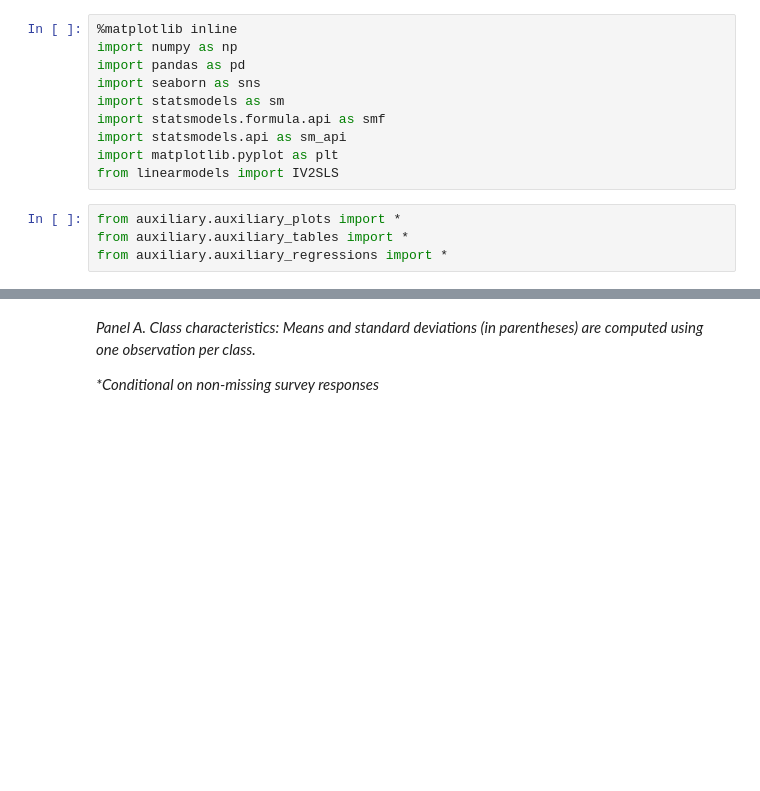
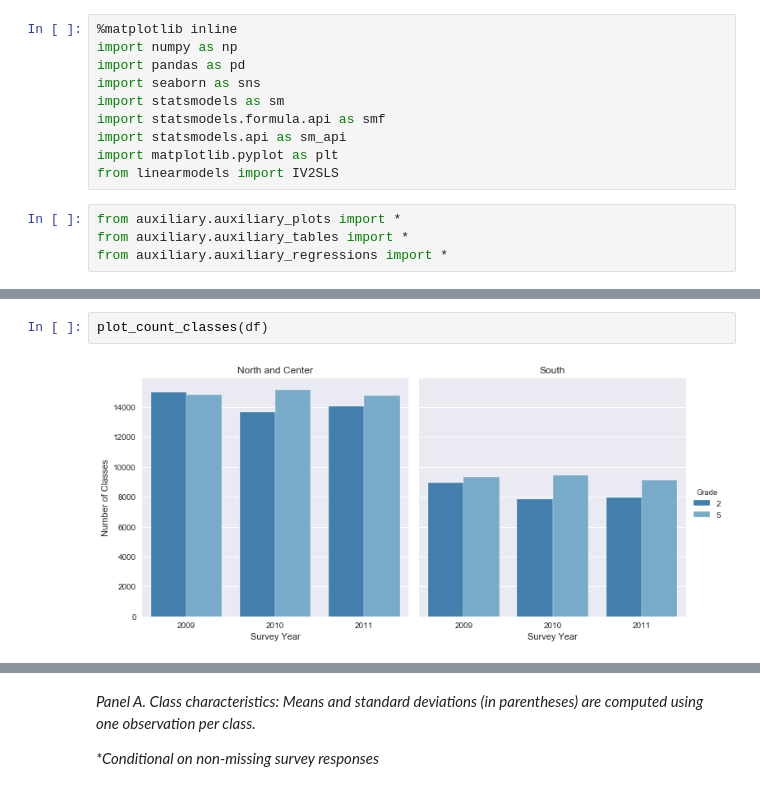
Before and after one commit to FedericoAlexanderRizzuto/microeconometrics-course-project-FedericoAlexanderRizzuto, a Jupyter notebook: project.ipynb, the cells around one changed output, grey strips where cells are left out. Drawn from its saved outputs; the diff is of its cells as text; blank space fills up the shorter version.

```diff
--- a/project.ipynb
+++ b/project.ipynb
@@ -32,0 +80,4 @@ df = prepare_data(df)
+# %%
+plot_count_classes(df)
+# %% [output]
+[figure, added]
```
Also changed, not shown: parts of 35 cells of this notebook, 4 other files.
